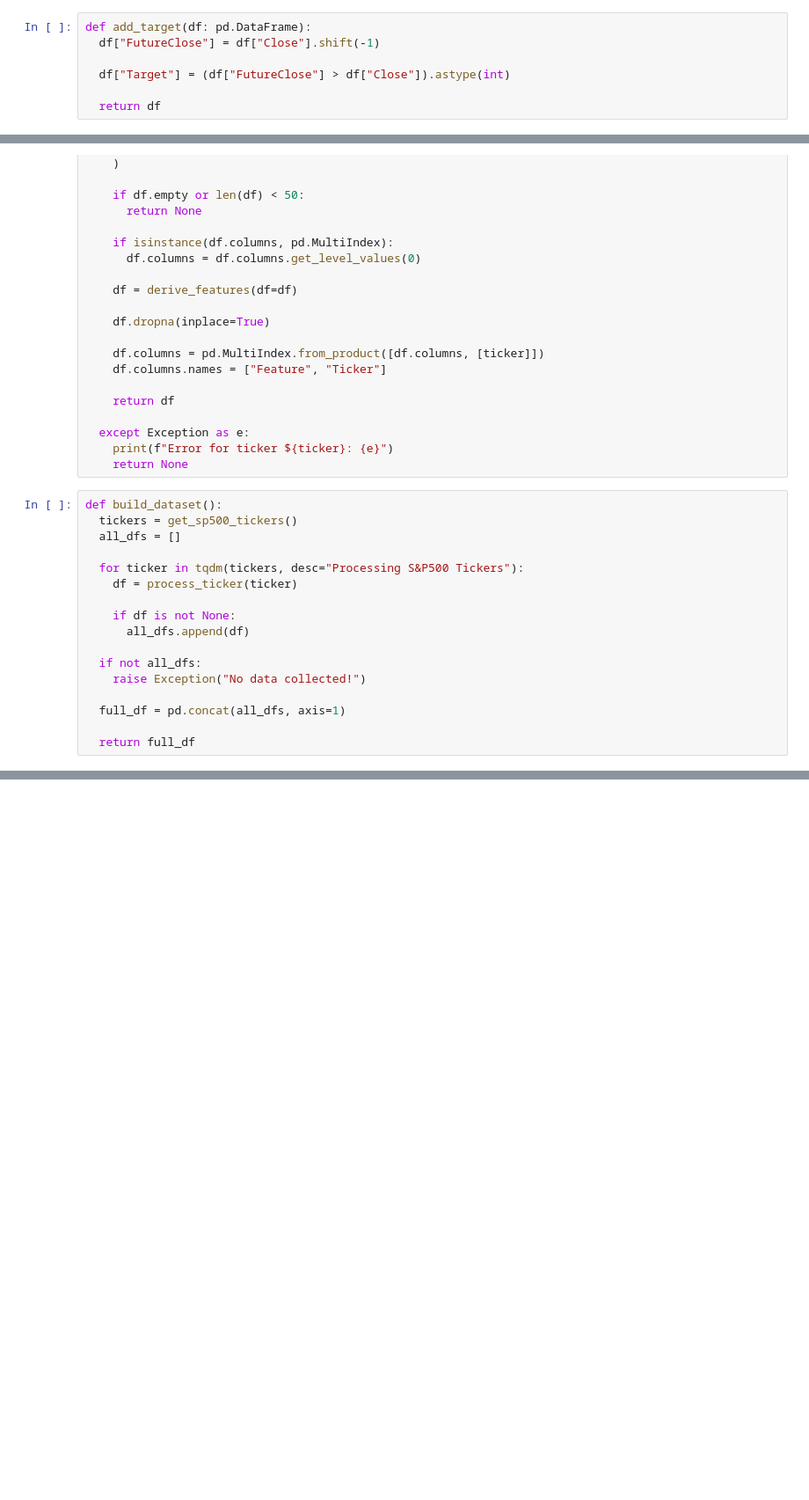
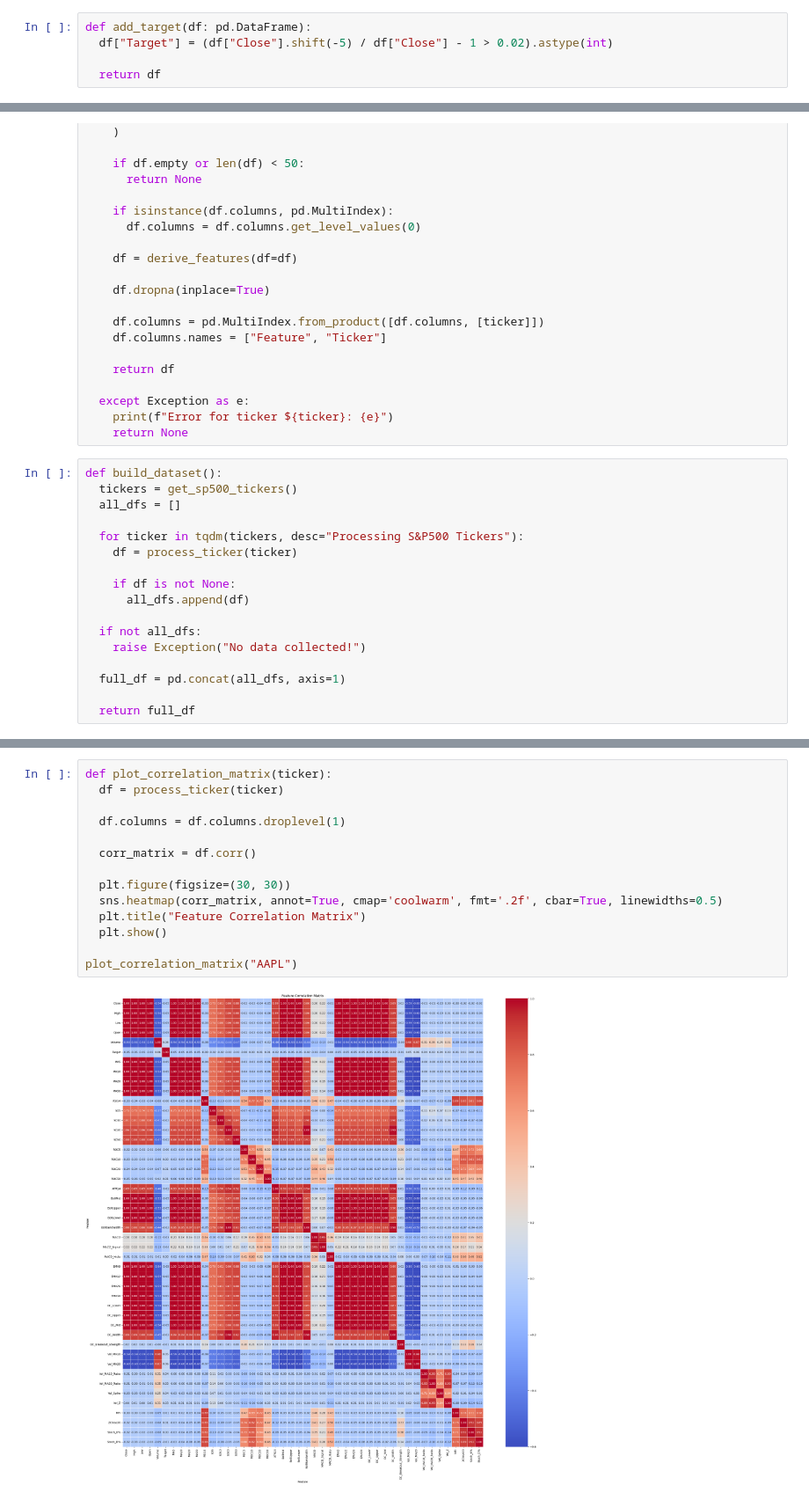
Before and after one commit to erick-dsnk/stock-predictor, a Jupyter notebook: dataset.ipynb, the cells around one changed output, grey strips where cells are left out. Shown at 88% size. Saved outputs shown, nothing was run; the diff lists cells and outputs as text; blank space fills up the shorter version.

```diff
--- a/dataset.ipynb
+++ b/dataset.ipynb
@@ -164,9 +165,7 @@ def add_stochastic_oscillator(df: pd.DataFrame, k_period=14, d_period=3):
   return df
 # %%
 def add_target(df: pd.DataFrame):
-  df["FutureClose"] = df["Close"].shift(-1)
-
-  df["Target"] = (df["FutureClose"] > df["Close"]).astype(int)
+  df["Target"] = (df["Close"].shift(-5) / df["Close"] - 1 > 0.02).astype(int)
 
   return df
 # %%
@@ -245,0 +316,16 @@ print("✅ Saved dataset to parquet.")
+# %%
+def plot_correlation_matrix(ticker):
+  df = process_ticker(ticker)
+
+  df.columns = df.columns.droplevel(1)
+
+  corr_matrix = df.corr()
+
+  plt.figure(figsize=(30, 30))
+  sns.heatmap(corr_matrix, annot=True, cmap='coolwarm', fmt='.2f', cbar=True, linewidths=0.5)
+  plt.title("Feature Correlation Matrix")
+  plt.show()
+
+plot_correlation_matrix("AAPL")
+# %% [output]
+[figure, added]
```
Also changed, not shown: parts of 3 cells of this notebook.
